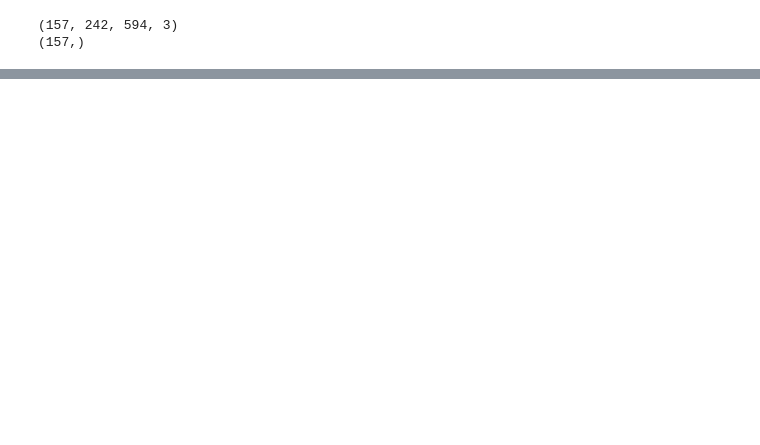
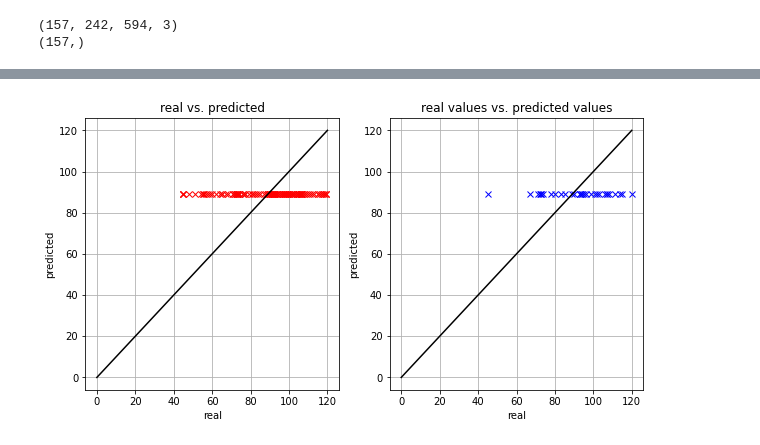
Before and after one commit to mroigestr/Team_Israel_C2C, a Jupyter notebook: Code/JohnyCar.ipynb, the cells around one changed output, grey strips where cells are left out. Cells and saved outputs as stored; diff of their text form; code cells hidden in the pictures; blank space fills up the shorter version.

```diff
--- a/Code/JohnyCar.ipynb
+++ b/Code/JohnyCar.ipynb
@@ -167,0 +184,29 @@ ValueError: numpy.ndarray size changed, may indicate binary incompatibility. Exp
+# %%
+# Darstellung der realen Werte gegen dies geschätzte Werten
+def plot_real_vs_predicted(model, Xtrain,y_train,Xtest,y_test):
+    y_train_pred = model.predict(X_train)   # Verwendung der Methode predict wird in Funkt. integriert
+    y_test_pred = model.predict(X_test)     # Verwendung der Methode predict
+    y_max = np.max([y_train.max(),y_train_pred.max(),y_test.max(),y_test_pred.max()])
+    # Graphische Darstellung
+    # Trainingdaten
+    plt.figure(figsize=(10, 5))
+    plt.subplot(1, 2, 1)
+    plt.plot(y_train,y_train_pred,'rx')
+    plt.plot([0,y_max],[0,y_max],'k-')
+    plt.title('real vs. predicted')
+    plt.xlabel('real')
+    plt.ylabel('predicted')
+    plt.grid()
+    # Testdaten
+    plt.subplot(1, 2, 2)
+    plt.plot(y_test,model.predict(X_test),'bx')
+    plt.plot([0,y_max],[0,y_max],'k-')
+    plt.title('real values vs. predicted values')
+    plt.xlabel('real')
+    plt.ylabel('predicted')
+    plt.grid()
+
+# plot_real_vs_predicted(linear_model_FuncAPI, X_train,y_train,X_test,y_test)
+plot_real_vs_predicted(model, X_train,y_train,X_test,y_test)
+# %% [output]
+[figure, added]
```
Also changed, not shown: parts of 6 cells of this notebook.
